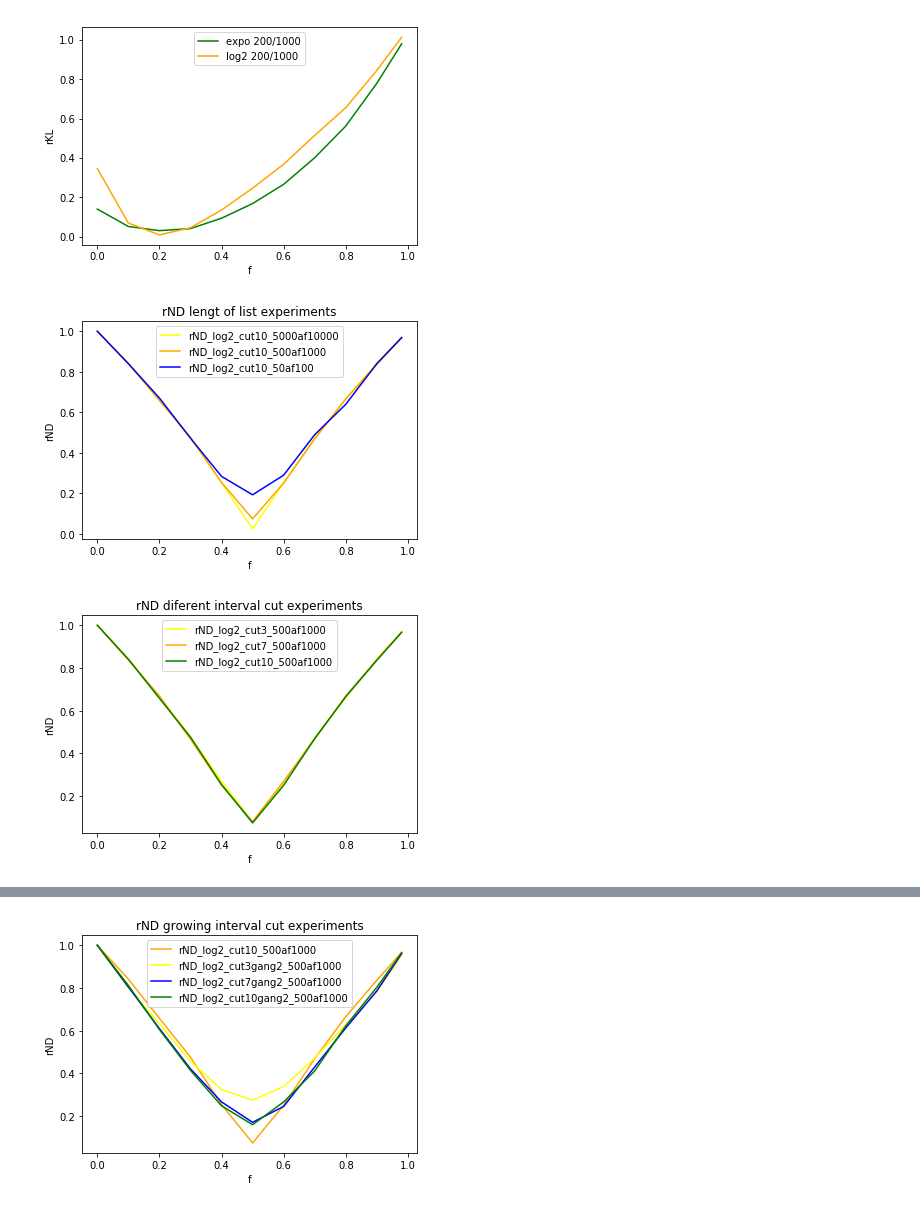
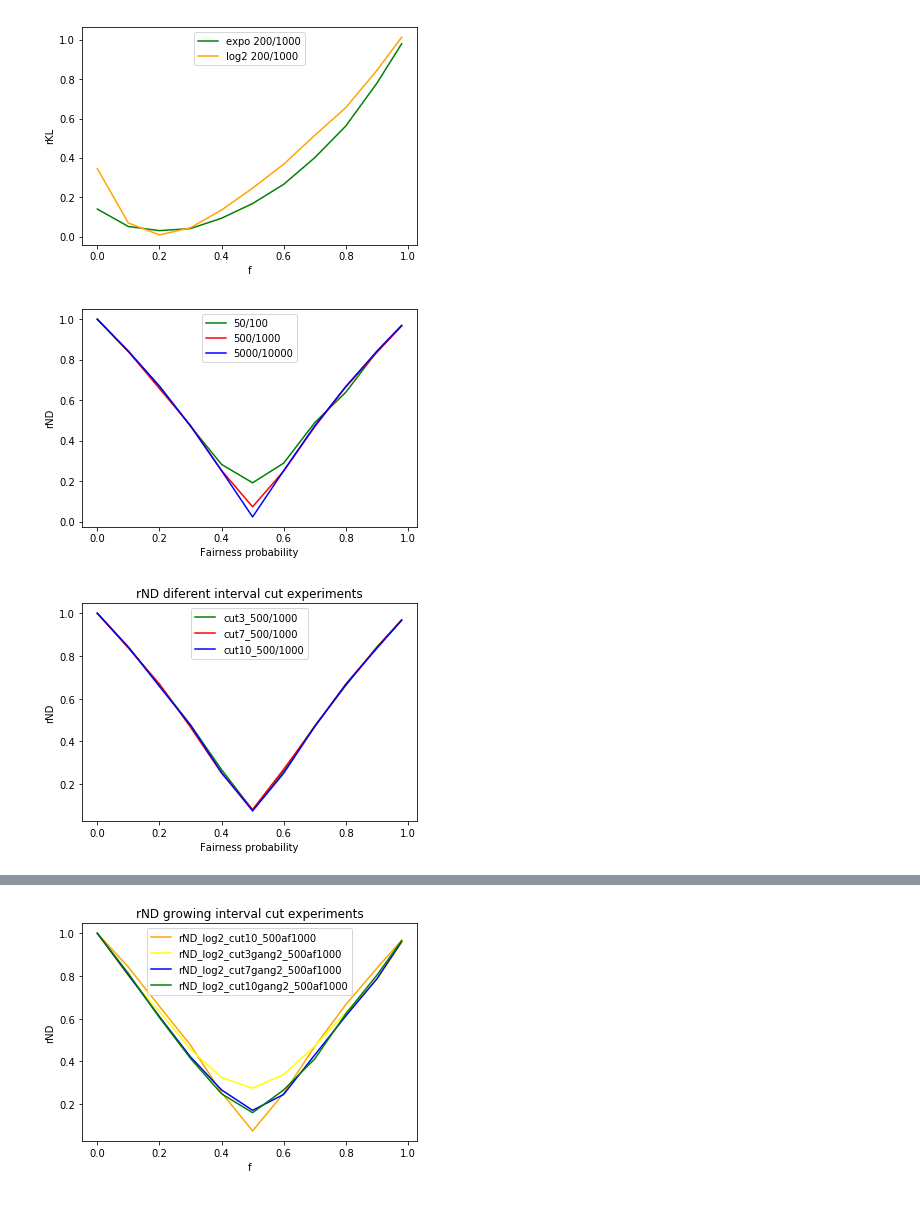
Before and after one commit to DeniseWarncke/Fair-Recommendations, a Jupyter notebook: notebooks/synethtic data plots .ipynb, the cells around one changed output, grey strips where cells are left out. Drawn from its saved outputs; the diff is of its cells as text; code cells hidden in the pictures.

```diff
--- a/notebooks/synethtic data plots .ipynb
+++ b/notebooks/synethtic data plots .ipynb
@@ -99,35 +99,41 @@ plt.show()
 # %%
 rND_log2_cut10_5000af10000 = np.array([1.0,0.8428534025304326,0.6693544297320476,0.4737760550827912,0.25273057530088766,0.024501570890936252,0.2524684175452568,0.4736027798685813,0.6676881364457631,0.8420985426804105,0.9694888498013755])
 rND_log2_cut10_500af1000 = np.array([1.0,0.8412969282043897,0.6578414912094719,0.47625484391915324,0.2538853444787542,0.07442500396361292,0.2505679196546882,0.4690782551637167,0.6655068213782604,0.8359187344631728,0.9668423485650883])
 rND_log2_cut10_50af100 = np.array([1.0,0.8398970681239841,0.6704044725566269,0.472182965702758,0.2837313337010324,0.19285646147791258,0.2897525214248041,0.4893982402032149,0.6394308951332058,0.8400464750185496,0.968973659740021])
 
-plt.plot(x, rND_log2_cut10_5000af10000, color='yellow', label = "rND_log2_cut10_5000af10000")
-plt.plot(x, rND_log2_cut10_500af1000, color ='orange', label = "rND_log2_cut10_500af1000")
-plt.plot(x, rND_log2_cut10_50af100, color='blue', label = "rND_log2_cut10_50af100")
+plt.plot(x, rND_log2_cut10_50af100, color='g', label = "50/100")
+plt.plot(x, rND_log2_cut10_500af1000, color ='r', label = "500/1000")
+plt.plot(x, rND_log2_cut10_5000af10000, color='b', label = "5000/10000")
+
+
 plt.legend(loc='upper center')
-plt.xlabel('f')
+plt.xlabel('Fairness probability')
 plt.ylabel('rND')
-plt.title('rND lengt of list experiments')
-#plt.savefig('testbillede.png', bbox_inches = "tight")
+#plt.title('rND lengt of list experiments')
+plt.savefig('testbillede1.png', bbox_inches = "tight")
 plt.show()
 # %% [output]
-[figure, old version]
+[figure, new version]
 # %%
 rND_log2_cut3_500af1000 = np.array([0.9999999999999999,0.8419264086910274,0.6647464890676342,0.4773642170126483,0.26790363901949615,0.07891283775743575,0.26095339939436796,0.47236876210565426,0.6616989265025198,0.8415382119805234,0.9686803311253588])
+rND_log2_cut3_50af100 = np.array([1.0,0.8167023488975924,0.6643036869950665,0.5037910273439505,0.3018016280484231,0.21351333186330376,0.31141893375300783,0.525471127670983,0.6571554885860234,0.8308806974818091,0.9720723165972628])
 rND_log2_cut7_500af1000 = np.array([0.9999999999999999,0.8369535255080257,0.669298161236042,0.4663009225626012,0.25165115794859694,0.08089272757051263,0.2690821806438119,0.4686881550759229,0.6682757846850287,0.8385910532974308,0.9688028275793169])
 rND_log2_cut10_500af1000 = np.array([1.0,0.8412969282043897,0.6578414912094719,0.47625484391915324,0.2538853444787542,0.07442500396361292,0.2505679196546882,0.4690782551637167,0.6655068213782604,0.8359187344631728,0.9668423485650883])
-
+rND_log2_cut10_50af100 = np.array([1.0,0.8398970681239841,0.6704044725566269,0.472182965702758,0.2837313337010324,0.19285646147791258,0.2897525214248041,0.4893982402032149,0.6394308951332058,0.8400464750185496,0.968973659740021])
 #plt.plot(x, nND_log2_cut5_5000af10000, color='pink', label = "nND_log2_cut5_5000af10000")
-plt.plot(x, rND_log2_cut3_500af1000, color='yellow', label = "rND_log2_cut3_500af1000")
-plt.plot(x, rND_log2_cut7_500af1000, color='orange', label = "rND_log2_cut7_500af1000")
+plt.plot(x, rND_log2_cut3_500af1000, color='g', label = "cut3_500/1000")
+#plt.plot(x, rND_log2_cut3_50af100, color='pink', label = "rND_log2_cut3_50af100")
+plt.plot(x, rND_log2_cut7_500af1000, color='r', label = "cut7_500/1000")
 #plt.plot(x, rnD_log2_cut7_50af100, color='blue', label = "cut7_50/100")
-plt.plot(x, rND_log2_cut10_500af1000, color='g', label = "rND_log2_cut10_500af1000")
+plt.plot(x, rND_log2_cut10_500af1000, color='b', label = "cut10_500/1000")
+#plt.plot(x, rND_log2_cut10_50af100, color='purple', label = "rND_log2_cut10_50af100")
 #plt.plot(x, rND_log2_cut3, color='pink')
 plt.legend(loc='upper center')
-plt.xlabel('f')
+plt.xlabel('Fairness probability')
 plt.ylabel('rND')
 plt.title('rND diferent interval cut experiments')
 #plt.savefig('testbillede.png', bbox_inches = "tight")
+plt.savefig('testbillede2.png', bbox_inches = "tight")
 plt.show()
 # %% [output]
-[figure, old version]
+[figure, new version]
```
Also changed, not shown: parts of 2 cells of this notebook.
